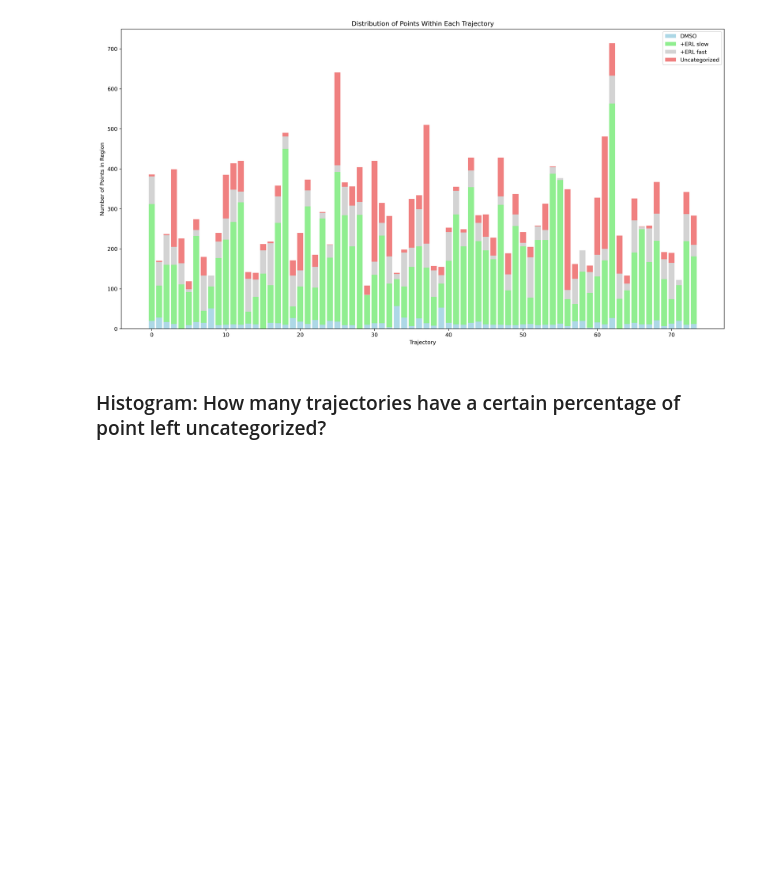
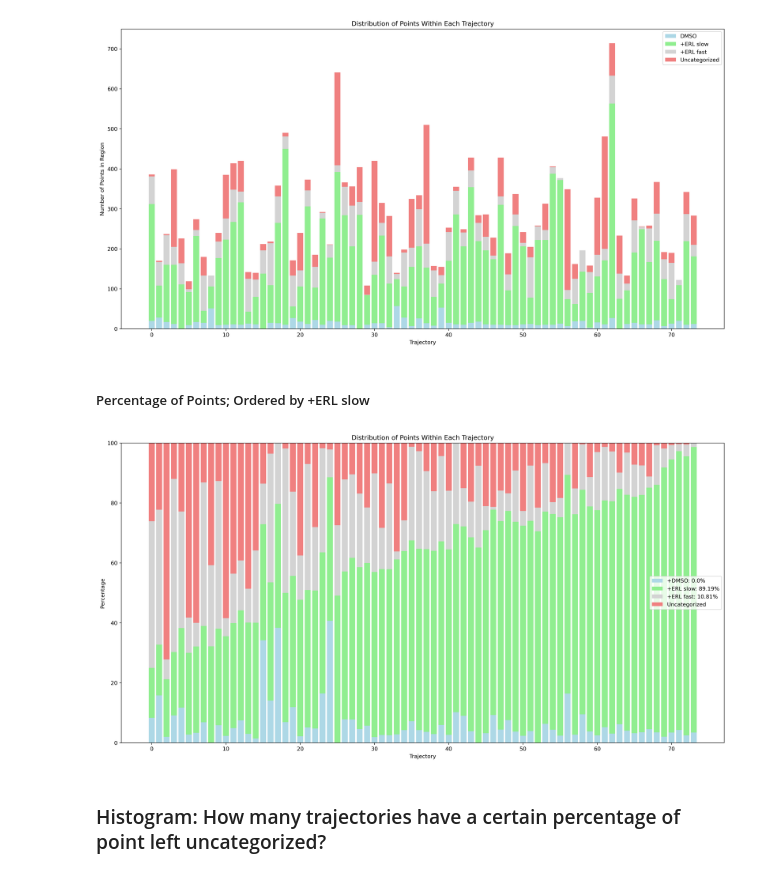
Before and after one commit to QuLab-VU/ECM_cell_cycle_model, a Jupyter notebook: model_analysis_victoria/quant_traj_formal_expandregions.ipynb, the cells around one changed output. Drawn from its saved outputs; the diff is of its cells as text; code cells hidden in the pictures; blank space fills up the shorter version.

Commit message:
Redesign bar graphs to show trajectory point percentages

```diff
--- a/model_analysis_victoria/quant_traj_formal_expandregions.ipynb
+++ b/model_analysis_victoria/quant_traj_formal_expandregions.ipynb
@@ -420,6 +420,7 @@ def plot_by_class(UMAP_vals):
     erl_slow_num = []
     erl_fast_num = []
     pts_out_num = []
+    each_traj_perc = []
 
     for num in range(len(UMAP_vals)):
 
@@ -460,10 +461,12 @@ def plot_by_class(UMAP_vals):
 
 
         # percent of point in each class
-        traj_class = [erl_slow_count, erl_fast_count, dmso_count]
+        traj_class = [erl_slow_count, erl_fast_count, dmso_count, num_pts_outside]
         point_total = erl_slow_count + erl_fast_count + dmso_count + num_pts_outside
         traj_perc = [(x/point_total)*100 for x in traj_class]
 
+        # save for each trajectory
+        each_traj_perc.append(traj_perc)
 
         # percentage of points outside regions
         if (num == 0):
@@ -501,7 +504,7 @@ def plot_by_class(UMAP_vals):
         '+DMSO, ODE' '+ERL, ODE'
 
 
-    return classes, perc_not_counted, dmso_num, erl_slow_num, erl_fast_num, pts_out_num, UMAP_vals
+    return classes, perc_not_counted, dmso_num, erl_slow_num, erl_fast_num, pts_out_num, each_traj_perc, perc
 # %% [markdown]
 ## Low Stiffness Results
 # %% [markdown]
@@ -536,6 +547,47 @@ plt.title("Distribution of Points Within Each Trajectory")
 plt.show()
 # %% [output]
 [figure]
+# %% [markdown]
+##### Percentage of Points; Ordered by +ERL slow
+# %%
+plt.figure(figsize=(20,10),dpi=300)
+
+# create data
+x = np.arange(sum(result_lowstiff[0]))
+
+y1 = np.zeros(len(result_lowstiff[6]))
+y2 = np.zeros(len(result_lowstiff[6]))
+y3 = np.zeros(len(result_lowstiff[6]))
+y4 = np.zeros(len(result_lowstiff[6]))
+
+for i in range(len(result_lowstiff[6])):
+    y1[i] = result_lowstiff[6][i][2]
+    y2[i] = result_lowstiff[6][i][0]
+    y3[i] = result_lowstiff[6][i][1]
+    y4[i] = result_lowstiff[6][i][3]
+
+inds = y2.argsort()
+y1_sort = y1[inds]
+y2_sort = y2[inds]
+y3_sort = y3[inds]
+y4_sort = y4[inds]
+
+# plot bars in stack manner
+
+plt.bar(x, y1_sort, color='lightblue')
+plt.bar(x, y2_sort, bottom=y1_sort, color='lightgreen')
+plt.bar(x, y3_sort, bottom=y1_sort+y2_sort, color='lightgrey')
+plt.bar(x, y4_sort, bottom=y1_sort+y2_sort+y3_sort, color='lightcoral')
+
+plt.xlabel("Trajectory")
+plt.ylabel("Percentage")
+plt.legend([f"+DMSO: {round(result_lowstiff[7][2],2)}%", f"+ERL slow: {round(result_lowstiff[7][0],2)}%",
+            f"+ERL fast: {round(result_lowstiff[7][1],2)}%", "Uncategorized"])
+
+plt.title("Distribution of Points Within Each Trajectory")
+plt.show()
+# %% [output]
+[figure, added]
 # %% [markdown]
 ### Histogram: How many trajectories have a certain percentage of point left uncategorized?
 # %%
```
Also changed, not shown: parts of 12 cells of this notebook.
